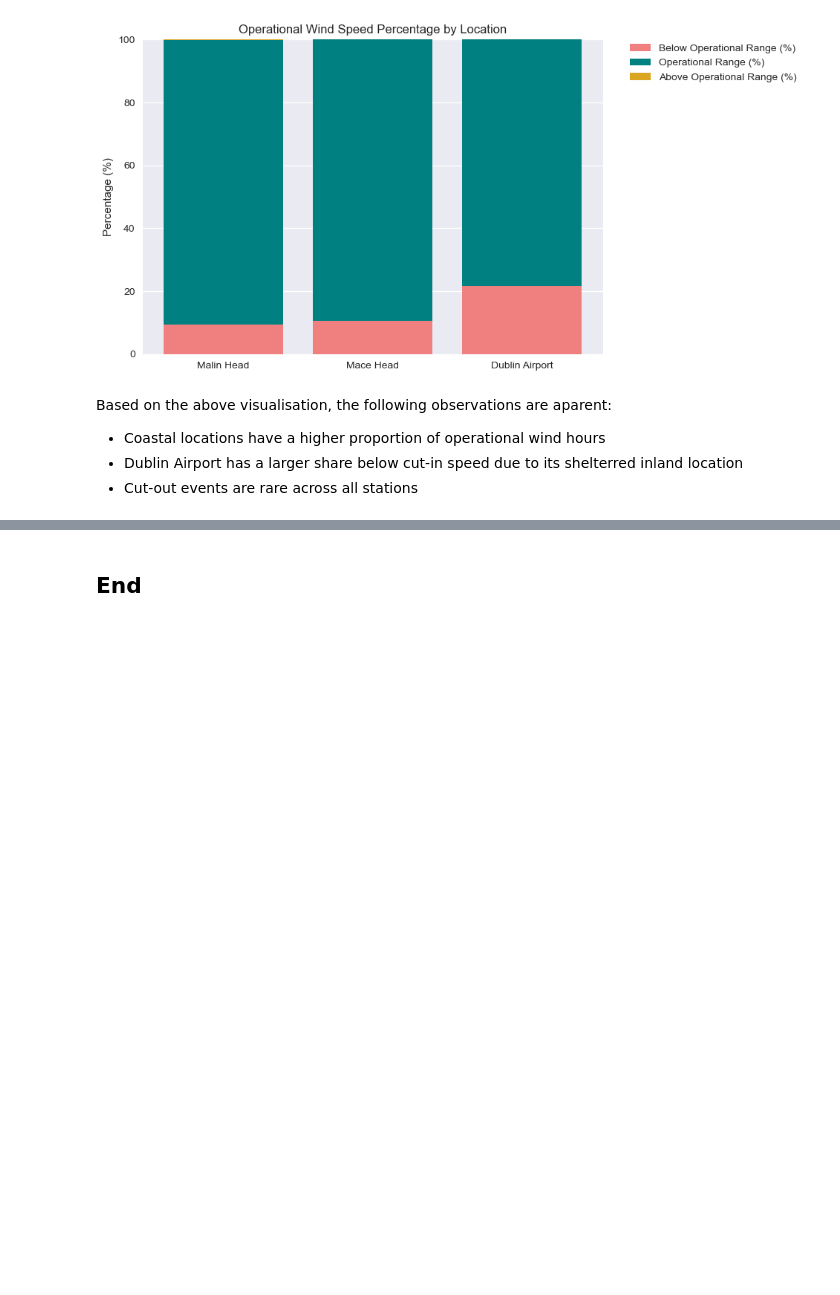
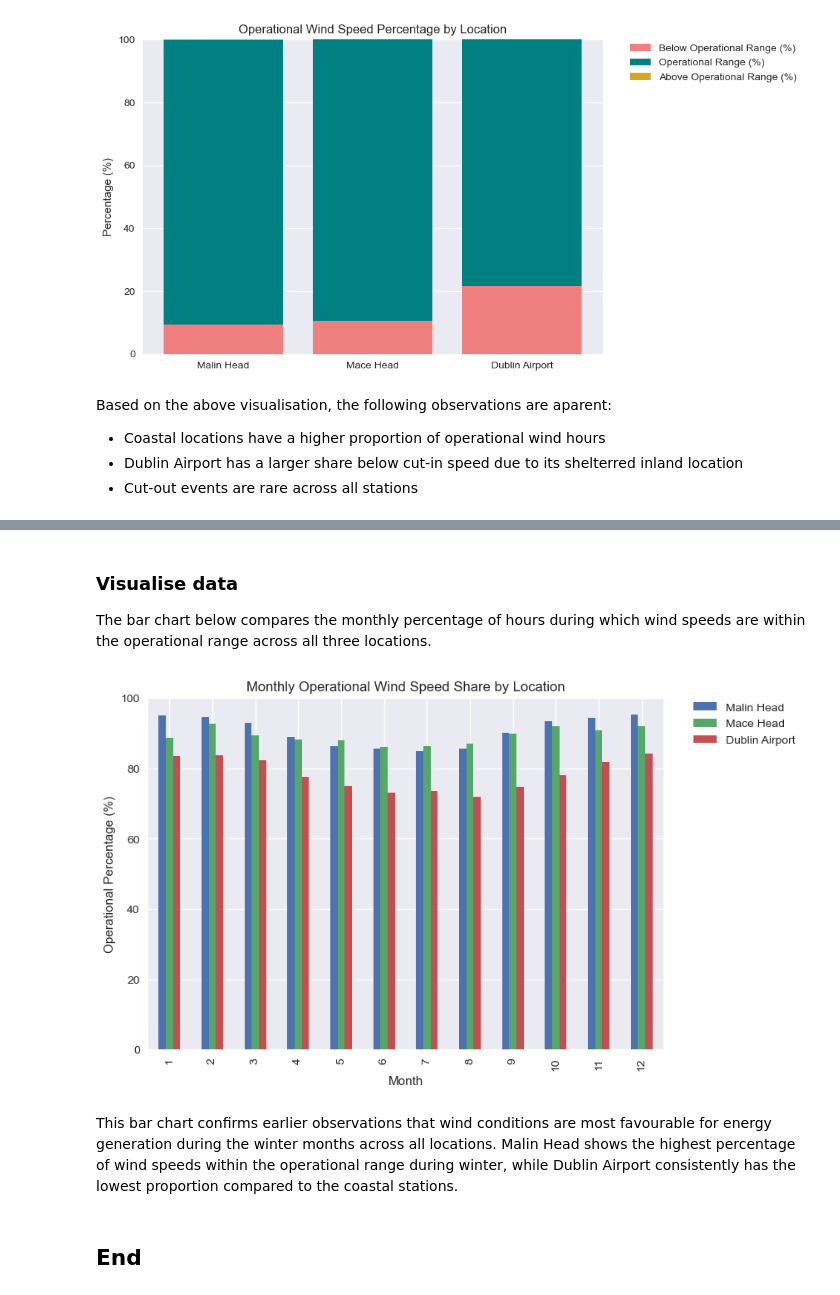
Before and after one commit to Oksyyy/programming-for-data-analytics, a Jupyter notebook: project/wind_anlysis.ipynb, the cells around one changed output, grey strips where cells are left out. Cells and saved outputs as stored; diff of their text form; code cells hidden in the pictures; blank space fills up the shorter version.

```diff
--- a/project/wind_anlysis.ipynb
+++ b/project/wind_anlysis.ipynb
@@ -353,0 +465,15 @@ Based on the above visualisation, the following observations are aparent:
+# %%
+# Call function for each location and store results
+malin_monthly_pct = monthly_operational_percentage(malin_df)
+mace_monthly_pct = monthly_operational_percentage(mace_df)
+dublin_monthly_pct = monthly_operational_percentage(dublin_df)
+
+# Combine monthly operational percentages into one dataframe
+monthly_pct_df = pd.DataFrame({
+    "Malin Head": malin_monthly_pct,
+    "Mace Head": mace_monthly_pct,
+    "Dublin Airport": dublin_monthly_pct
+})
+
+# Show combined monthly operational percentages dataframe
+monthly_pct_df
@@ -354,2 +495,29 @@ Based on the above visualisation, the following observations are aparent:
+# %% [markdown]
+### Visualise data
+The bar chart below compares the monthly percentage of hours during which wind speeds are within the operational range across all three locations.
+# %%
+# Plot monthly operational wind speed percentages for each location
+plt.style.use('seaborn-v0_8')
+
+fig, ax = plt.subplots()
+
+monthly_pct_df.plot(kind='bar', ax=ax)
+ax.set_title('Monthly Operational Wind Speed Share by Location')
+ax.set_xlabel('Month')
+ax.set_ylabel('Operational Percentage (%)')
+ax.legend(title='Location')
+
+# Place legend outside the plot area
+ax.legend(
+    bbox_to_anchor=(1.05, 1),
+    loc='upper left',
+    borderaxespad=0.0
+    )
+
+plt.show()
+# %% [output]
+[figure, added]
+# %% [markdown]
+This bar chart confirms earlier observations that wind conditions are most favourable for energy generation during the winter months across all locations. Malin Head shows the highest percentage of wind speeds within the operational range during winter, while Dublin Airport consistently has the lowest proportion compared to the coastal stations.
 # %% [markdown]
 ## End
```
Also changed, not shown: parts of 17 cells of this notebook.
